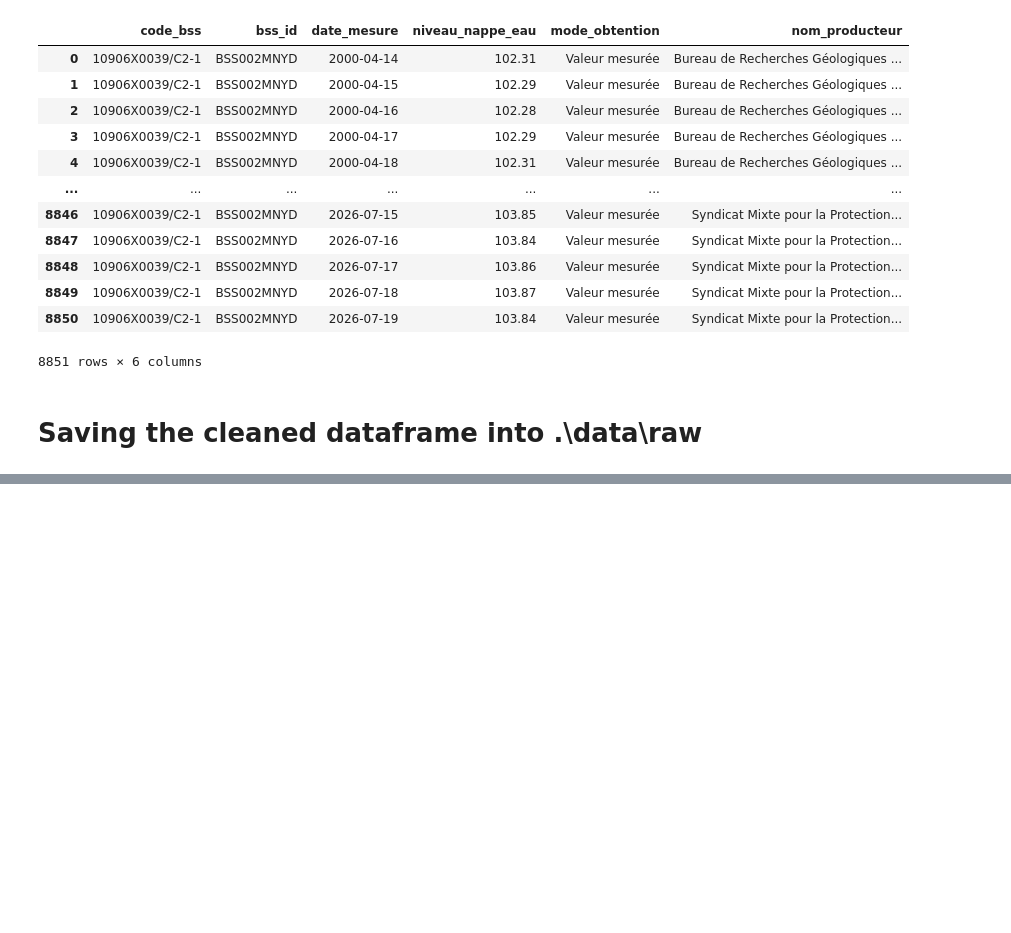
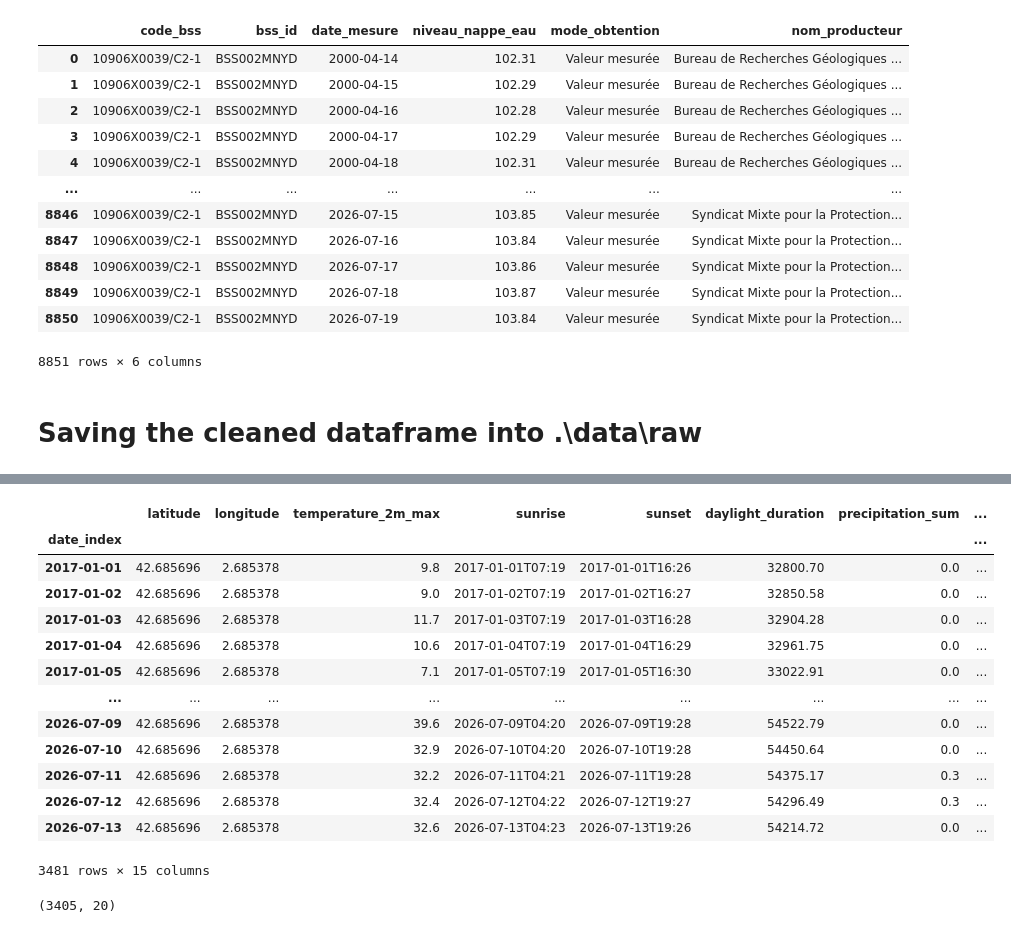
Before and after one commit to lauradmch/NappeCast-forecasting, a Jupyter notebook: notebooks/eda_piezometer.ipynb, the cells around one changed output, grey strips where cells are left out. Saved outputs shown, nothing was run; the diff lists cells and outputs as text; code cells hidden in the pictures; blank space fills up the shorter version.

Commit message:
feat: add cells to perform the cleaning and the features engineering

```diff
--- a/notebooks/eda_piezometer.ipynb
+++ b/notebooks/eda_piezometer.ipynb
@@ -325,0 +390,6 @@ df_drop.to_csv(output_path)
+# %%
+# Loading the dataframe
+input_path = Path("..") / 'data' / 'raw' / 'weather_raw.csv'
+df_weather = pd.read_csv(input_path)
+display(df_weather.head(5))
+print("Shape of the piezometer dataframe:\n", df_weather.shape)
@@ -325,0 +406,48 @@ df_drop.to_csv(output_path)
+# %%
+def weather_dataset_cleaning(df: pd.DataFrame) -> pd.DataFrame:
+    """
+    Objectives of this function is to clean the weather dataset from Open-Meteo before merging with
+    piezometer dataset and EDA.
+    """
+    df = pd.DataFrame(df)
+    df = df.copy()
+
+    # Setting 'date_index' as index of the dataframe
+    df["date_index"] = pd.to_datetime(df["date"])
+    df = df.set_index("date_index")
+    df.index = pd.to_datetime(df.index)
+
+    # drop columns with too many Nan, index, localization
+    df = df.drop(columns=["precipitation_probability_max", "uv_index_clear_sky_max",
+                          "uv_index_max", "visibility_mean", "showers_sum", "snowfall_sum",
+                          "snowfall_water_equivalent_sum", 'Unnamed: 0'], errors='ignore')
+    df = df.rename(columns={"date":"date_index"}) # Unnamed: 0",
+
+    # drop columns that are too corrolated
+    cols_to_drop = [
+        'et0_fao_evapotranspiration_sum', 'relative_humidity_2m_mean', 'rain_sum', 'surface_pressure_mean',
+        'dew_point_2m_mean', 'precipitation_hours', 'sunshine_duration',
+        'weather_code', 'apparent_temperature_min', 'apparent_temperature_max', "temperature_2m_min", "date_index"
+    ]
+    df = df.drop(columns=cols_to_drop, errors='ignore')
+
+    return df
+# %%
+df_weather_cleaned = weather_dataset_cleaning(df_weather)
+# %%
+df_weather_cleaned
+# %% [output]
+|  | latitude | longitude | temperature_2m_max | sunrise | sunset | daylight_duration | precipitation_sum | ... |
+| date_index |  |  |  |  |  |  |  | ... |
+| 2017-01-01 | 42.685696 | 2.685378 | 9.8 | 2017-01-01T07:19 | 2017-01-01T16:26 | 32800.70 | 0.0 | ... |
+| 2017-01-02 | 42.685696 | 2.685378 | 9.0 | 2017-01-02T07:19 | 2017-01-02T16:27 | 32850.58 | 0.0 | ... |
+| 2017-01-03 | 42.685696 | 2.685378 | 11.7 | 2017-01-03T07:19 | 2017-01-03T16:28 | 32904.28 | 0.0 | ... |
+| 2017-01-04 | 42.685696 | 2.685378 | 10.6 | 2017-01-04T07:19 | 2017-01-04T16:29 | 32961.75 | 0.0 | ... |
+| 2017-01-05 | 42.685696 | 2.685378 | 7.1 | 2017-01-05T07:19 | 2017-01-05T16:30 | 33022.91 | 0.0 | ... |
+| ... | ... | ... | ... | ... | ... | ... | ... | ... |
+| 2026-07-09 | 42.685696 | 2.685378 | 39.6 | 2026-07-09T04:20 | 2026-07-09T19:28 | 54522.79 | 0.0 | ... |
+| 2026-07-10 | 42.685696 | 2.685378 | 32.9 | 2026-07-10T04:20 | 2026-07-10T19:28 | 54450.64 | 0.0 | ... |
+| 2026-07-11 | 42.685696 | 2.685378 | 32.2 | 2026-07-11T04:21 | 2026-07-11T19:28 | 54375.17 | 0.3 | ... |
+| 2026-07-12 | 42.685696 | 2.685378 | 32.4 | 2026-07-12T04:22 | 2026-07-12T19:27 | 54296.49 | 0.3 | ... |
+| 2026-07-13 | 42.685696 | 2.685378 | 32.6 | 2026-07-13T04:23 | 2026-07-13T19:26 | 54214.72 | 0.0 | ... |
+3481 rows × 15 columns
@@ -325,0 +456,4 @@ df_drop.to_csv(output_path)
+# %%
+df_full.shape
+# %% [output]
+(3405, 20)
```
Also changed, not shown: parts of 28 cells of this notebook.
